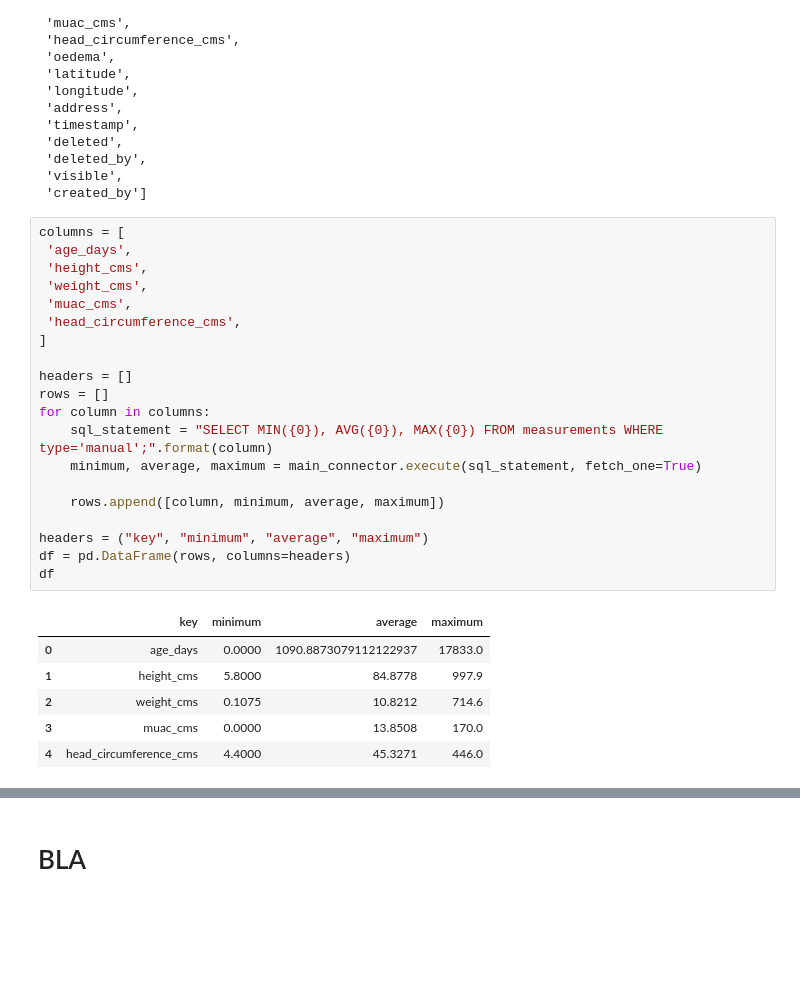
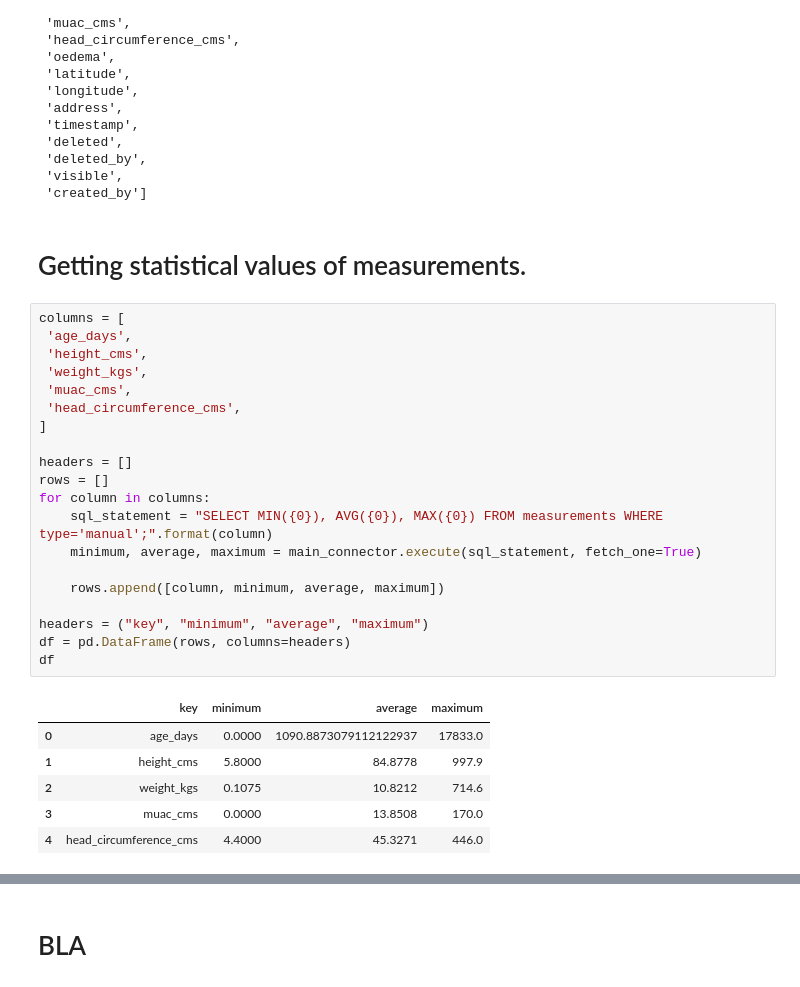
Before and after one commit to prashdash112/cgm-ml, a Jupyter notebook: cgm_database/analysis.ipynb, the cells around one changed output, grey strips where cells are left out. Drawn from its saved outputs; the diff is of its cells as text; blank space fills up the shorter version.

```diff
--- a/cgm_database/analysis.ipynb
+++ b/cgm_database/analysis.ipynb
@@ -33,30 +33,32 @@ main_connector.get_columns("measurements")
  'deleted_by',
  'visible',
  'created_by']
+# %% [markdown]
+# Getting statistical values of measurements.
 # %%
 columns = [
  'age_days',
  'height_cms',
- 'weight_cms',
+ 'weight_kgs',
  'muac_cms',
  'head_circumference_cms',
 ]
 
 headers = []
 rows = []
 for column in columns:
     sql_statement = "SELECT MIN({0}), AVG({0}), MAX({0}) FROM measurements WHERE type='manual';".format(column)
     minimum, average, maximum = main_connector.execute(sql_statement, fetch_one=True)
 
     rows.append([column, minimum, average, maximum])
 
 headers = ("key", "minimum", "average", "maximum")
 df = pd.DataFrame(rows, columns=headers)
 df
 # %% [output]
 |  | key | minimum | average | maximum |
 | 0 | age_days | 0.0000 | 1090.8873079112122937 | 17833.0 |
 | 1 | height_cms | 5.8000 | 84.8778 | 997.9 |
-| 2 | weight_cms | 0.1075 | 10.8212 | 714.6 |
+| 2 | weight_kgs | 0.1075 | 10.8212 | 714.6 |
 | 3 | muac_cms | 0.0000 | 13.8508 | 170.0 |
 | 4 | head_circumference_cms | 4.4000 | 45.3271 | 446.0 |
```
Also changed, not shown: parts of 1 cell of this notebook, 3 other files.
